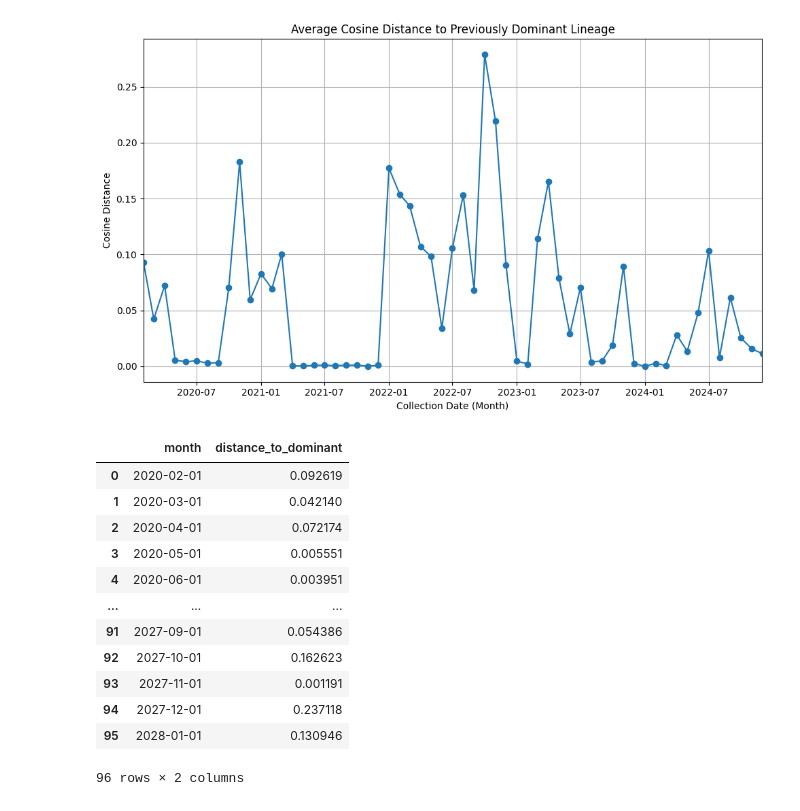
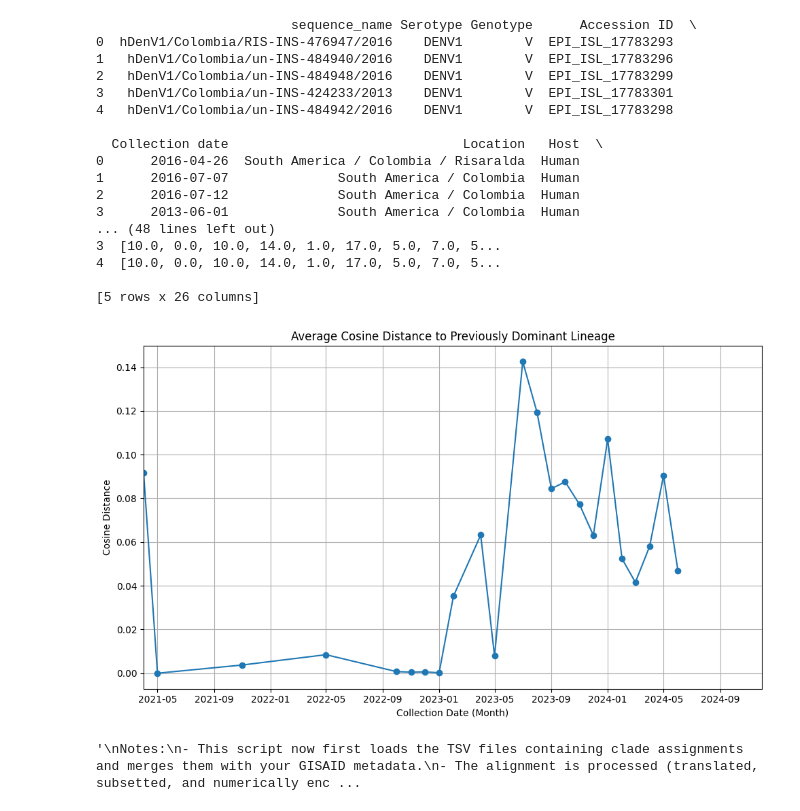
Before and after one commit to RicardoRH96/DENV_Epi, a Jupyter notebook: Scripts/AntigenicDistance.ipynb, the cells around one changed output. Cells and saved outputs as stored; diff of their text form; code cells hidden in the pictures.

Commit message:
Antigenic distance code and supplementary figures

```diff
--- a/Scripts/AntigenicDistance.ipynb
+++ b/Scripts/AntigenicDistance.ipynb
@@ -39,9 +235,9 @@ gisaid_metadata = gisaid_metadata.merge(filtered_datasets, left_on='Virus name',
 # Rename for consistency
 gisaid_metadata.rename(columns={'Virus name': 'sequence_name'}, inplace=True)
 
-# For this example, if a proper collection date is missing, simulate one:
-if 'collection_date' not in gisaid_metadata.columns:
-    gisaid_metadata['collection_date'] = pd.date_range(start='2020-01-01', periods=len(gisaid_metadata), freq='W')
+# # For this example, if a proper collection date is missing, simulate one:
+# if 'collection_date' not in gisaid_metadata.columns:
+#     gisaid_metadata['collection_date'] = pd.date_range(start='2020-01-01', periods=len(gisaid_metadata), freq='W')
 
 # =============================================================================
 # 2. Load Alignment and Process the E Gene Region
@@ -111,8 +307,13 @@ merged_df = pd.merge(e_aln_df[['sequence_name']], gisaid_metadata, on='sequence_
 merged_df['encoded_vector'] = list(seq_matrix)
 
 # Convert collection_date to datetime and sort
+print(merged_df.head())
+
+merged_df.rename(columns={'Collection date': 'collection_date'}, inplace=True)
 merged_df['collection_date'] = pd.to_datetime(merged_df['collection_date'])
 merged_df.sort_values(by='collection_date', inplace=True)
+#keep data after 2018
+merged_df = merged_df[merged_df['collection_date'] >= '2020-01-01']
 
 # =============================================================================
 # 5. Define Helper Functions for Dominant Lineage and Cosine Distance
@@ -190,49 +391,52 @@ results_df = pd.DataFrame(results)
 # 7. Plot the Timeseries of Cosine Distances
 # =============================================================================
 if not results_df.empty:
     monthly_avg = results_df.groupby('month')['distance_to_dominant'].mean().reset_index()
     monthly_avg['month'] = monthly_avg['month'].dt.to_timestamp()
 
     plt.figure(figsize=(10, 6))
     plt.plot(monthly_avg['month'], monthly_avg['distance_to_dominant'], marker='o')
     plt.title('Average Cosine Distance to Previously Dominant Lineage')
     plt.xlabel('Collection Date (Month)')
     plt.ylabel('Cosine Distance')
     plt.grid(True)
     plt.tight_layout()
     plt.xlim(monthly_avg['month'].min(), pd.Timestamp('2024-11-30'))
     plt.show()
 else:
     print("No results to plot. Verify that your metadata and grouping are correct.")
 
 # =============================================================================
 # End of Workflow
 # =============================================================================
 
 """
 Notes:
 - This script now first loads the TSV files containing clade assignments and merges them with your GISAID metadata.
 - The alignment is processed (translated, subsetted, and numerically encoded) similarly to your previous notebook.
 - Sequences are grouped by month, and for each window (after the first) the dominant lineage from the previous window is used to compute the cosine distance.
 - Adjust time grouping, file paths, or encoding details as needed for your specific dataset.
 """
-
-monthly_avg
 # %% [output]
+                         sequence_name Serotype Genotype      Accession ID  \
+0  hDenV1/Colombia/RIS-INS-476947/2016    DENV1        V  EPI_ISL_17783293
+1   hDenV1/Colombia/un-INS-484940/2016    DENV1        V  EPI_ISL_17783296
+2   hDenV1/Colombia/un-INS-484948/2016    DENV1        V  EPI_ISL_17783299
+3   hDenV1/Colombia/un-INS-424233/2013    DENV1        V  EPI_ISL_17783301
+4   hDenV1/Colombia/un-INS-484942/2016    DENV1        V  EPI_ISL_17783298
+
+  Collection date                              Location   Host  \
+0      2016-04-26  South America / Colombia / Risaralda  Human
+1      2016-07-07              South America / Colombia  Human
+2      2016-07-12              South America / Colombia  Human
+3      2013-06-01              South America / Colombia  Human
+... (48 lines left out)
+3  [10.0, 0.0, 10.0, 14.0, 1.0, 17.0, 5.0, 7.0, 5...
+4  [10.0, 0.0, 10.0, 14.0, 1.0, 17.0, 5.0, 7.0, 5...
+
+[5 rows x 26 columns]
-[figure, old version]
+[figure, new version]
-|  | month | distance_to_dominant |
-| 0 | 2020-02-01 | 0.092619 |
-| 1 | 2020-03-01 | 0.042140 |
-| 2 | 2020-04-01 | 0.072174 |
-| 3 | 2020-05-01 | 0.005551 |
-| 4 | 2020-06-01 | 0.003951 |
-| ... | ... | ... |
-| 91 | 2027-09-01 | 0.054386 |
-| 92 | 2027-10-01 | 0.162623 |
-| 93 | 2027-11-01 | 0.001191 |
-| 94 | 2027-12-01 | 0.237118 |
-| 95 | 2028-01-01 | 0.130946 |
-96 rows × 2 columns
+'\nNotes:\n- This script now first loads the TSV files containing clade assignments and merges them with your GISAID metadata.\n- The alignment is processed (translated, subsetted, and numerically enc ...
 # %%
 import numpy as np
 import pandas as pd
```
Also changed, not shown: parts of 4 cells of this notebook, 1 other file.
